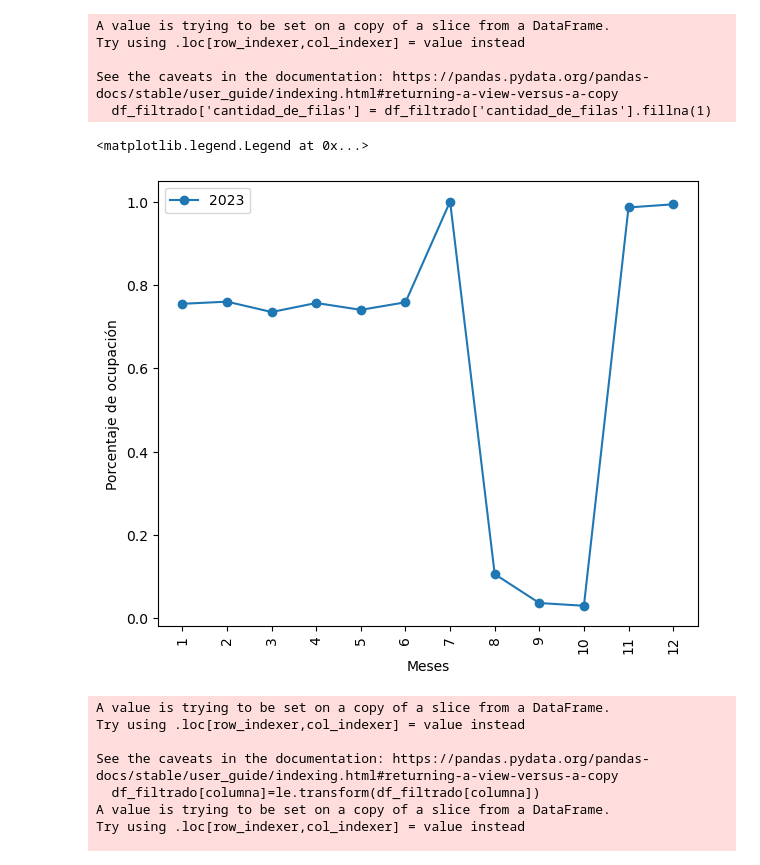
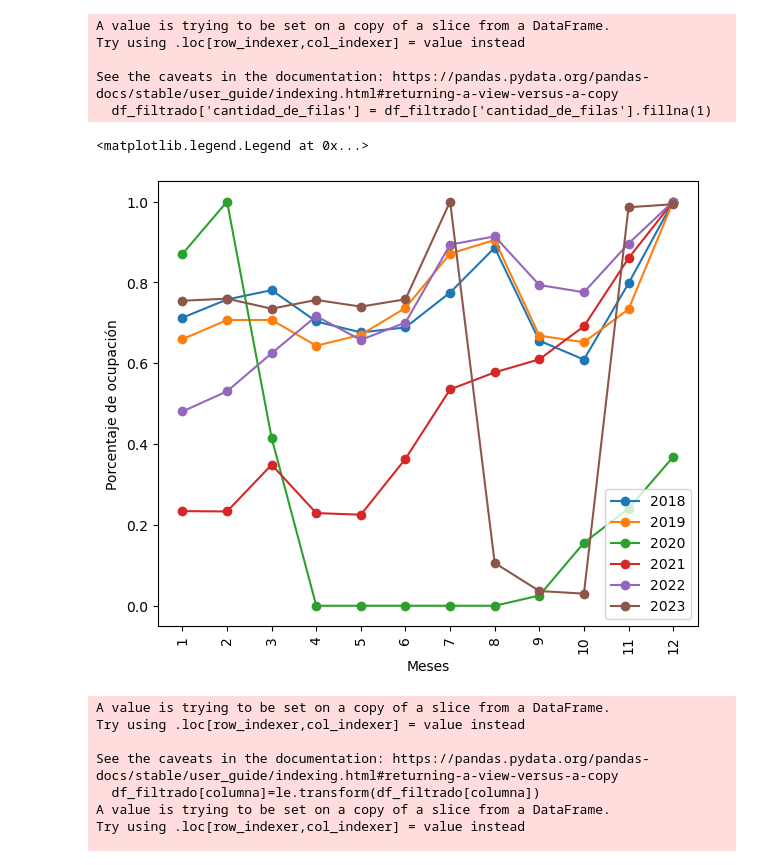
Before and after one commit to STinjaca/paisajito-ONU, a Jupyter notebook: mapitas_calor copy.ipynb, the cells around one changed output. Drawn from its saved outputs; the diff is of its cells as text; code cells hidden in the pictures.

```diff
--- a/mapitas_calor copy.ipynb
+++ b/mapitas_calor copy.ipynb
@@ -10,7 +10,7 @@ from sklearn.preprocessing import OneHotEncoder
 # Reemplaza 'ruta/al/archivo.parquet' con la ruta de tu archivo .parquet
 df_apilado = pd.DataFrame()
 for i in range(2018, 2025):
-    df = pd.read_parquet(f"./dataMigracion/{i}.parquet")
+    df = pd.read_parquet(f"./DATA/dataMigracion/{i}.parquet")
     df_apilado = pd.concat([df_apilado, df], axis=0)
 
 df_apilado.sample(10)
@@ -77,22 +77,22 @@ See the caveats in the documentation: https://pandas.pydata.org/pandas-docs/stab
   df_filtrado['cantidad_de_filas'] = df_filtrado['cantidad_de_filas'].fillna(1)
 # %%
 fig, ax = plt.subplots(1, figsize = (6,5), layout = "constrained")
-for agnio in range(2023,2024):
+for agnio in range(2018,2024):
     agnio = str(agnio)
     a = {}
     for mes in range(1,13):
         a[str(mes)] =  df_filtrado[(df_filtrado["meses"]==mes)&(df_filtrado["agnio"]==agnio)]["cantidad_de_filas"].sum()
     max_val = max(a.values())
     for i in a:
         a[i]/=max_val
     plt.plot(a.keys(), a.values(), "o-", label = agnio)
 plt.xticks(rotation=90, fontsize=10)
 plt.xlabel("Meses")
 plt.ylabel("Porcentaje de ocupación")
 plt.legend()
 # %% [output]
 <matplotlib.legend.Legend at 0x...>
-[figure, old version]
+[figure, new version]
 # %%
 #LABEL ENCODER
 # filtrar: categoria_migratoria, motivo_viaje ( ue se cuece), ciudad_hospedaje
```
Also changed, not shown: parts of 4 cells of this notebook, 8 other files.
